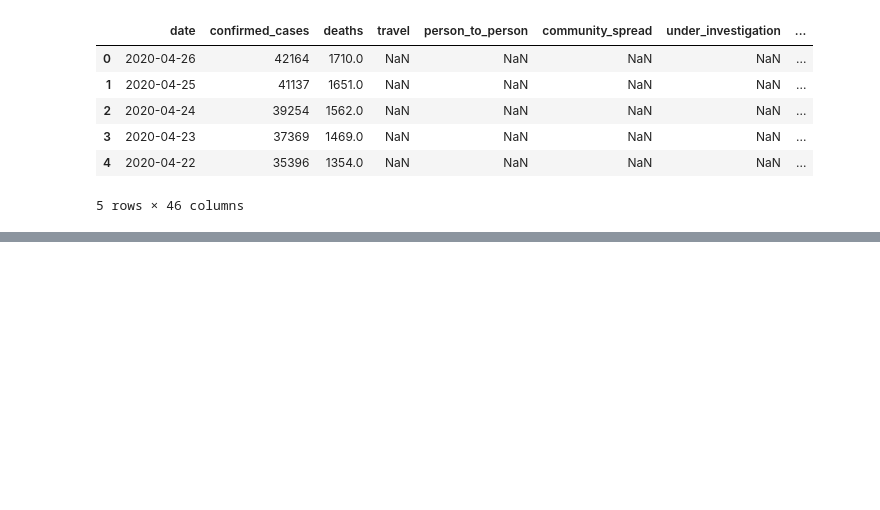
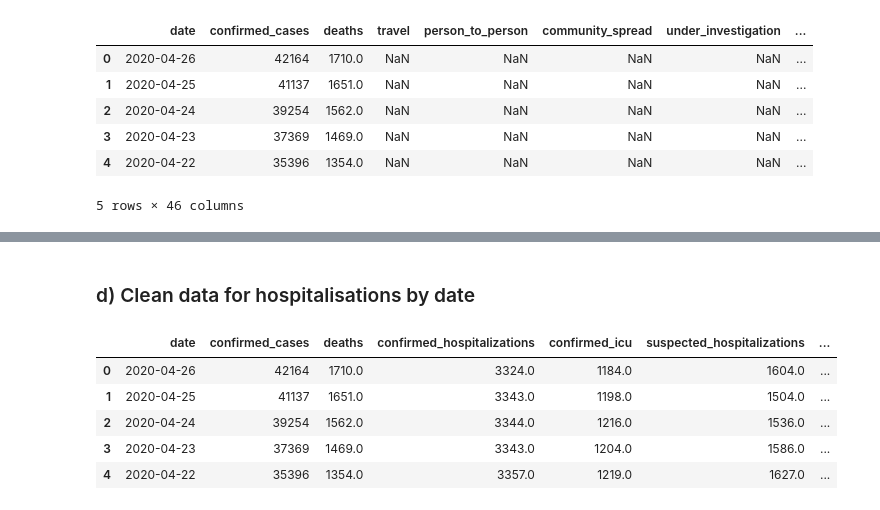
Before and after one commit to com-480-data-visualization/com-480-project-pouletpanier, a Jupyter notebook: Milstone2.ipynb, the cells around one changed output, grey strips where cells are left out. Saved outputs shown, nothing was run; the diff lists cells and outputs as text; code cells hidden in the pictures; blank space fills up the shorter version.

```diff
--- a/Milstone2.ipynb
+++ b/Milstone2.ipynb
@@ -514,0 +564,15 @@ covid_clfn.head()
+# %% [markdown]
+### d) Clean data for hospitalisations by date
+# %%
+covid_clfn_hosp = covid_clfn[['date','confirmed_cases', 'deaths', 'confirmed_hospitalizations', 'confirmed_icu',
+       'suspected_hospitalizations', 'suspected_icu',
+       'healthcare_worker_infections', 'healthcare_worker_deaths']]
+# %%
+covid_clfn_hosp.head()
+# %% [output]
+|  | date | confirmed_cases | deaths | confirmed_hospitalizations | confirmed_icu | suspected_hospitalizations | ... |
+| 0 | 2020-04-26 | 42164 | 1710.0 | 3324.0 | 1184.0 | 1604.0 | ... |
+| 1 | 2020-04-25 | 41137 | 1651.0 | 3343.0 | 1198.0 | 1504.0 | ... |
+| 2 | 2020-04-24 | 39254 | 1562.0 | 3344.0 | 1216.0 | 1536.0 | ... |
+| 3 | 2020-04-23 | 37369 | 1469.0 | 3343.0 | 1204.0 | 1586.0 | ... |
+| 4 | 2020-04-22 | 35396 | 1354.0 | 3357.0 | 1219.0 | 1627.0 | ... |
```
Also changed, not shown: parts of 9 cells of this notebook.
